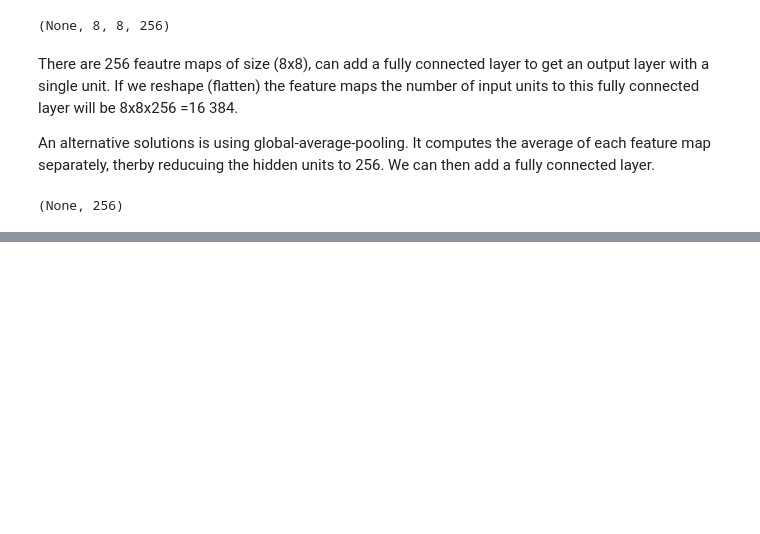
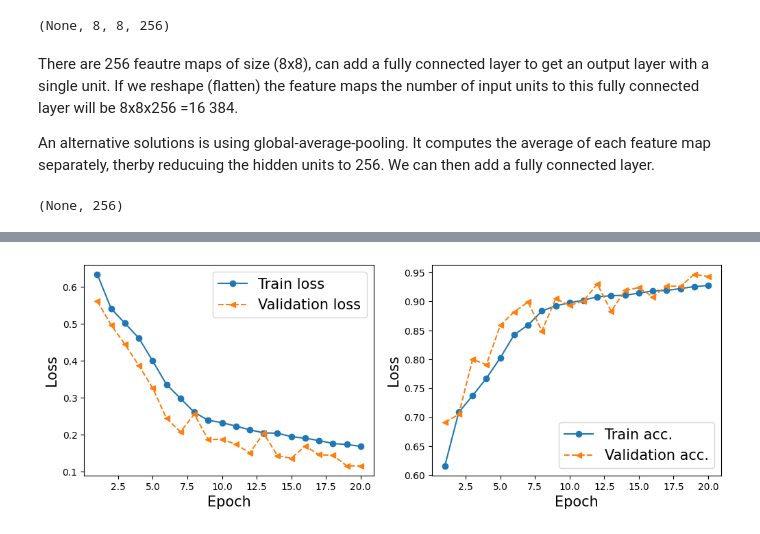
Before and after one commit to hskramstad00/DAT300, a Jupyter notebook: Boka/CH15: Classifing Images with CNN/gender_classification_face_images_CNN.ipynb, the cells around one changed output, grey strips where cells are left out. Cells and saved outputs as stored; diff of their text form; code cells hidden in the pictures; blank space fills up the shorter version.

```diff
--- a/Boka/CH15: Classifing Images with CNN/gender_classification_face_images_CNN.ipynb
+++ b/Boka/CH15: Classifing Images with CNN/gender_classification_face_images_CNN.ipynb
@@ -212,7 +203,9 @@ import numpy as np
 BATCH_SIZE = 32
 BUFFER_SIZE = 1000
 IMAGE_SIZE = (64, 64)
-steps_per_epoch = np.ceil(16000/BATCH_SIZE)
+# NB: KERAS IN FIT EXPECTS INT, WITHOUT HAVING INT FIRST IT WOULD RETURN FLOTAT (500.0), SO NEED TO ADD INT FIRST
+# Dosen't mention it in the book, found out the hard way....
+steps_per_epoch = int(np.ceil(16000/BATCH_SIZE))
 
 ds_train = celeba_train.map(lambda x: preprocess(x, size=IMAGE_SIZE, mode='train'))
 ds_train = ds_train.shuffle(buffer_size=BUFFER_SIZE).repeat()
@@ -303,0 +312,23 @@ TypeError: 'numpy.float64' object cannot be interpreted as an integer
+# %%
+# visualize the traing and validation
+
+hist = history.history
+x_arr = np.arange(len(hist['loss'])) +1
+fig = plt.figure(figsize=(12,4))
+ax = fig.add_subplot(1,2,1)
+ax.plot(x_arr, hist['loss'], '-o', label='Train loss')
+ax.plot(x_arr, hist['val_loss'], '--<', label='Validation loss')
+ax.legend(fontsize=15)
+ax.set_xlabel('Epoch', size=15)
+ax.set_ylabel('Loss', size=15)
+
+ax = fig.add_subplot(1,2,2)
+ax.plot(x_arr, hist['accuracy'], '-o', label='Train acc.')
+ax.plot(x_arr, hist['val_accuracy'], '--<', label='Validation acc.')
+ax.legend(fontsize=15)
+ax.set_xlabel('Epoch', size=15)
+ax.set_ylabel('Loss', size=15)
+
+plt.show()
+# %% [output]
+[figure, added]
```
Also changed, not shown: parts of 6 cells of this notebook.
